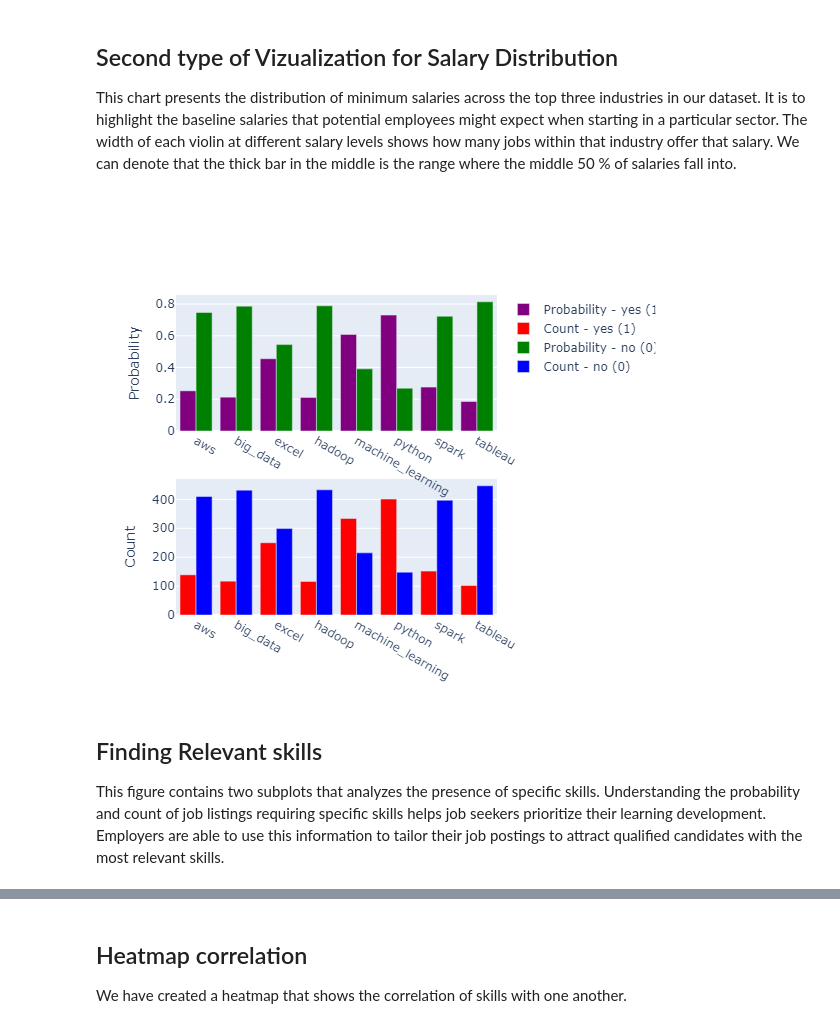
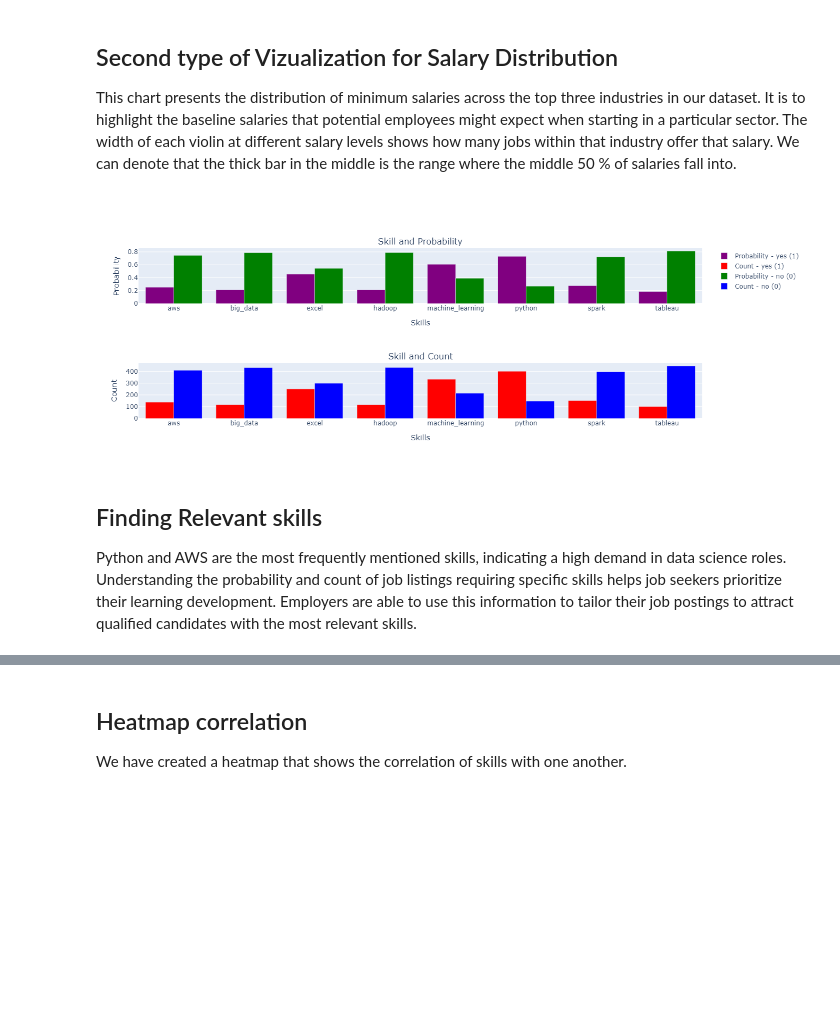
Before and after one commit to AngelX62/Data-Science-Job-Clean, a Jupyter notebook: Data_Science.ipynb, the cells around one changed output, grey strips where cells are left out. Saved outputs shown, nothing was run; the diff lists cells and outputs as text; code cells hidden in the pictures; blank space fills up the shorter version.

```diff
--- a/Data_Science.ipynb
+++ b/Data_Science.ipynb
@@ -385,8 +374,8 @@ df[['min_salary', 'max_salary']] = (df['Salary_Estimate']
                                     .apply(pd.to_numeric, errors='coerce'))
 # %%
 # Get average salaries
-df['avg_salary'] = (df['min_salary'] + df['max_salary']) // 2
-df.head()
+data['avg_salary'] = (data['min_salary'] + data['max_salary']) // 2
+data.head()
 # %% [output]
 |  | Job_Title | Salary_Estimate | Job_Description | Rating | Company_Name | Location | Headquarters | Size | ... |
 | index |  |  |  |  |  |  |  |  | ... |
@@ -433,10 +422,10 @@ key = ['python', 'excel', 'hadoop', 'spark', 'tableau', 'aws', 'big data', 'mach
 def check_keyword(row):
     return pd.Series({keyword: int(keyword in row['Job_Description'].lower()) for keyword in key})
 # Apply to each row and join to original dataframe
-df = df.join(df.apply(check_keyword, axis=1))
+data = data.join(data.apply(check_keyword, axis=1))
 # %%
-df = df.rename(columns={'big data': 'big_data', 'machine learning': 'machine_learning'})
-df.loc[:, 'python': 'machine_learning'].head()
+data = data.rename(columns={'big data': 'big_data', 'machine learning': 'machine_learning'})
+data.loc[:, 'python': 'machine_learning'].head()
 # %% [output]
 |  | python | excel | hadoop | spark | tableau | aws | big_data | machine_learning |
 | index |  |  |  |  |  |  |  |  |
@@ -491,5 +481,6 @@ big_data              0
 machine_learning      0
 dtype: int64
 # %%
-df = df.dropna(subset=['Industry', 'Revenue', 'Ownership_Type', 'Founded', 'Size', 'Headquarters'])
+# Drop unknown values
+data = data.dropna(subset=['Industry', 'Revenue', 'Ownership_Type', 'Founded', 'Size', 'Headquarters'])
 # %%
@@ -594,9 +585,12 @@ Text(0.5, 1.0, 'Minimum salary distribution across the top 3 industries')
 This chart presents the distribution of minimum salaries across the top three industries in our dataset. It is to highlight the baseline salaries that potential employees might expect when starting in a particular sector. The width of each violin at different salary levels shows how many jobs within that industry offer that salary. We can denote that the thick bar in the middle is the range where the middle 50 % of salaries fall into.
 # %%
 # To create subplots with 2 rows and 1 column
-fig = make_subplots(rows=2, cols=1)
+fig = make_subplots(rows=2, cols=1,
+                    subplot_titles=("Skill and Probability", "Skill and Count"),
+                    specs = [[{}], [{}]],
+                    vertical_spacing = 0.35)
 # Get required data for melt function
-data = df[['python', 'excel', 'hadoop', 'spark',
+data = data[['python', 'excel', 'hadoop', 'spark',
              'tableau', 'aws', 'big_data', 'machine_learning']]
 
 # Melt function: Unpivots a DataFrame from a wide format to a long format
@@ -609,39 +603,39 @@ prob_data['Probability'] = prob_data['Count'] / len(data)
 conditions = [
     {'presence': 1, 'prob_color': 'purple', 'count_color': 'red', 'prob_name': 'Probability - yes (1)', 'count_name': 'Count - yes (1)'},
     {'presence': 0, 'prob_color': 'green', 'count_color': 'blue', 'prob_name': 'Probability - no (0)',  'count_name': 'Count - no (0)'}
 ]
 for cond in conditions:
     # Subplot #1
     fig.add_trace(
         go.Bar(x=prob_data.query(f'Presence == {cond["presence"]}')['Skill'],
                y=prob_data.query(f'Presence == {cond["presence"]}')['Probability'],
                name=cond['prob_name'],
                marker_color=cond['prob_color']
         ),
         row=1, col=1
     )
-
+    # Subplot #2
     fig.add_trace(
          go.Bar(x=prob_data.query(f'Presence == {cond["presence"]}')['Skill'],
                 y=prob_data.query(f'Presence == {cond["presence"]}')['Count'],
                 name=cond['count_name'],
                 marker_color=cond['count_color']
         ),
         row=2, col=1
     )
 
 fig.update_layout(height=500,
                   width=1000)
-
+fig.update_xaxes(title_text='Skills', row=1, col=1)
 fig.update_yaxes(title_text='Probability', row=1, col=1)
+fig.update_xaxes(title_text='Skills', row=2, col=1)
 fig.update_yaxes(title_text='Count', row=2, col=1)
 
-
 fig.show()
 # %% [output]
-[figure, old version]
+[figure, new version]
 # %% [markdown]
 ## Finding Relevant skills
-This figure contains two subplots that analyzes the presence of specific skills. Understanding the probability and count of job listings requiring specific skills helps job seekers prioritize their learning development. Employers are able to use this information to tailor their job postings to attract qualified candidates with the most relevant skills.
+Python and AWS are the most frequently mentioned skills, indicating a high demand in data science roles. Understanding the probability and count of job listings requiring specific skills helps job seekers prioritize their learning development. Employers are able to use this information to tailor their job postings to attract qualified candidates with the most relevant skills.
 # %%
 # Take the correlation coefficients between each pair of skills
```
Also changed, not shown: parts of 39 cells of this notebook.
